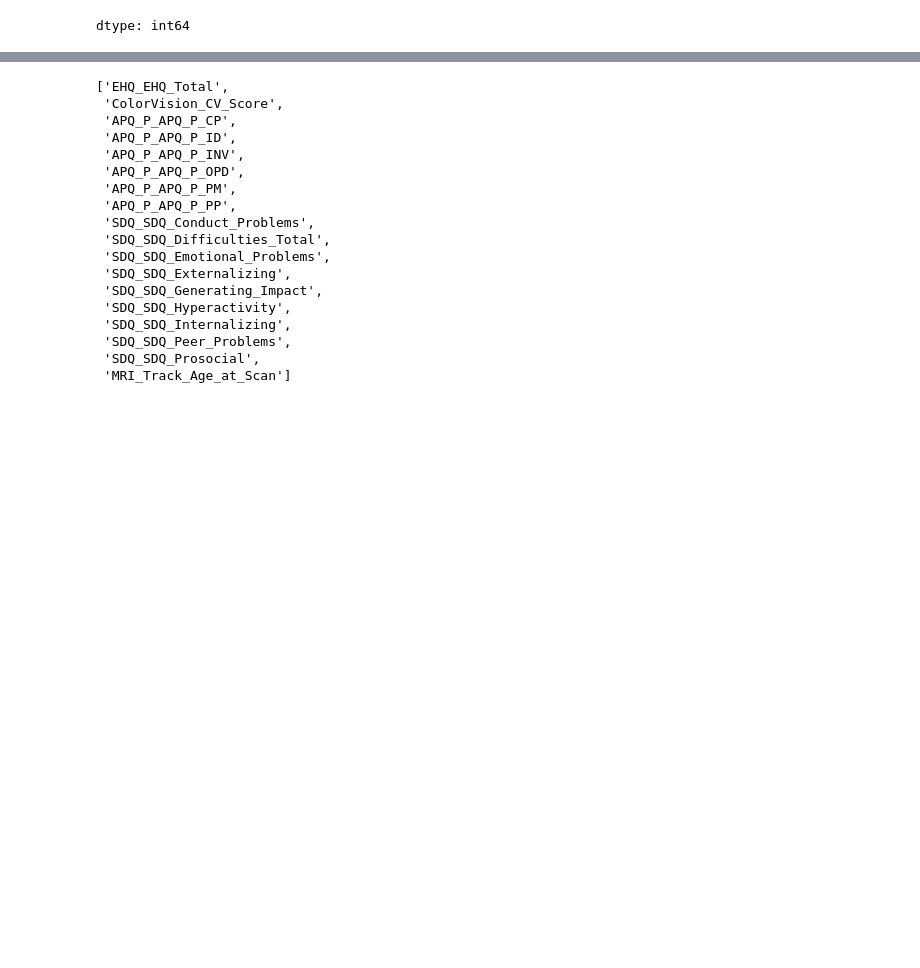
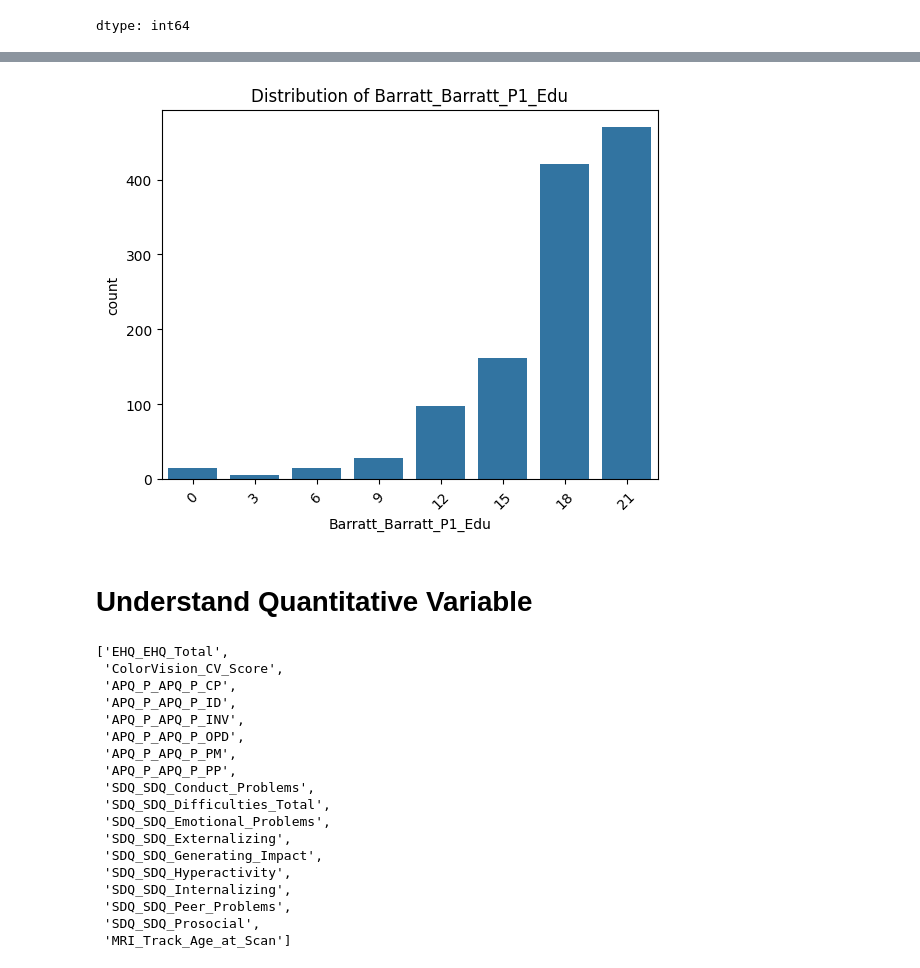
Before and after one commit to smtwtfs/WiDS_Datathon, a Jupyter notebook: notebooks/ye.ipynb, the cells around one changed output, grey strips where cells are left out. Cells and saved outputs as stored; diff of their text form; code cells hidden in the pictures; blank space fills up the shorter version.

```diff
--- a/notebooks/ye.ipynb
+++ b/notebooks/ye.ipynb
@@ -59,0 +87,4 @@ train_quantitative.head()
+# %%
+test_metrices = pd.read_csv('/content/drive/MyDrive/WiDS_datathon_2025/TEST/TEST_FUNCTIONAL_CONNECTOME_MATRICES.csv')
+train_categorical=pd.read_excel('/content/drive/MyDrive/WiDS_datathon_2025/TEST/TEST_CATEGORICAL.xlsx')
+train_quantitative=pd.read_excel('/content/drive/MyDrive/WiDS_datathon_2025/TEST/TEST_QUANTITATIVE_METADATA.xlsx')
@@ -233,3 +317,14 @@ dtype: int64
+# %%
+# visulize distribution
+
+sns.countplot(x='Barratt_Barratt_P1_Edu', data=train_categorical[['Barratt_Barratt_P1_Edu']])
+plt.title(f"Distribution of Barratt_Barratt_P1_Edu")
+plt.xticks(rotation=45)
+plt.show()
+# %% [output]
+[figure, added]
+# %% [markdown]
+# Understand Quantitative Variable
 # %%
 list(train_quantitative)[1:]
 # %% [output]
```
Also changed, not shown: parts of 18 cells of this notebook.
